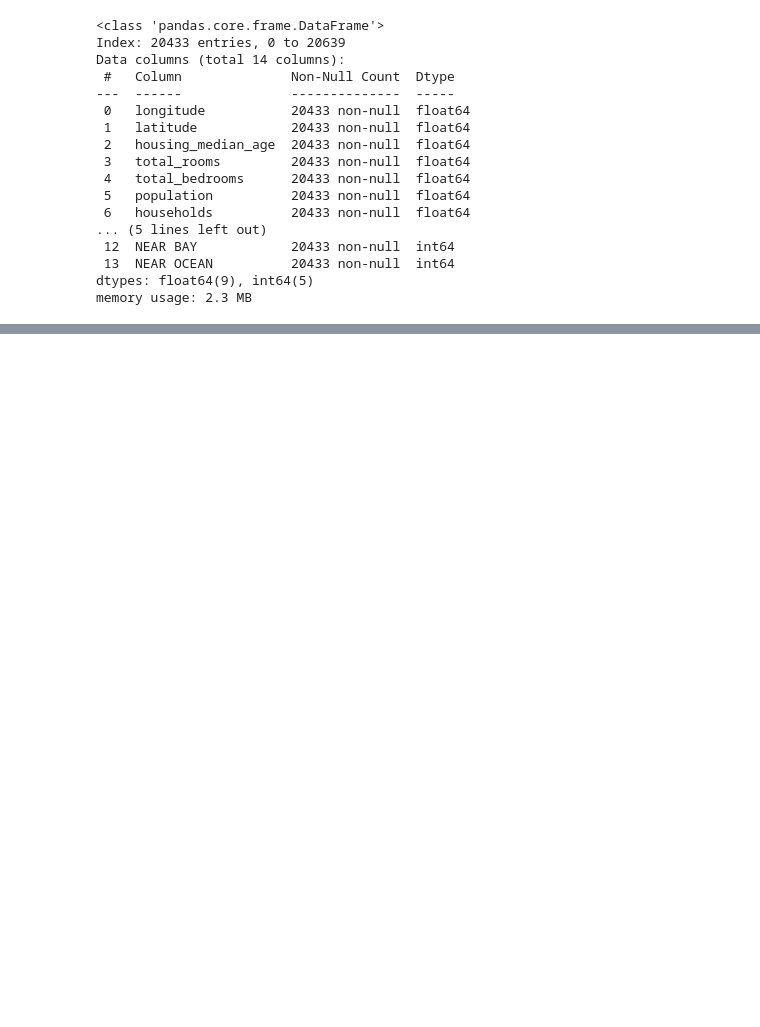
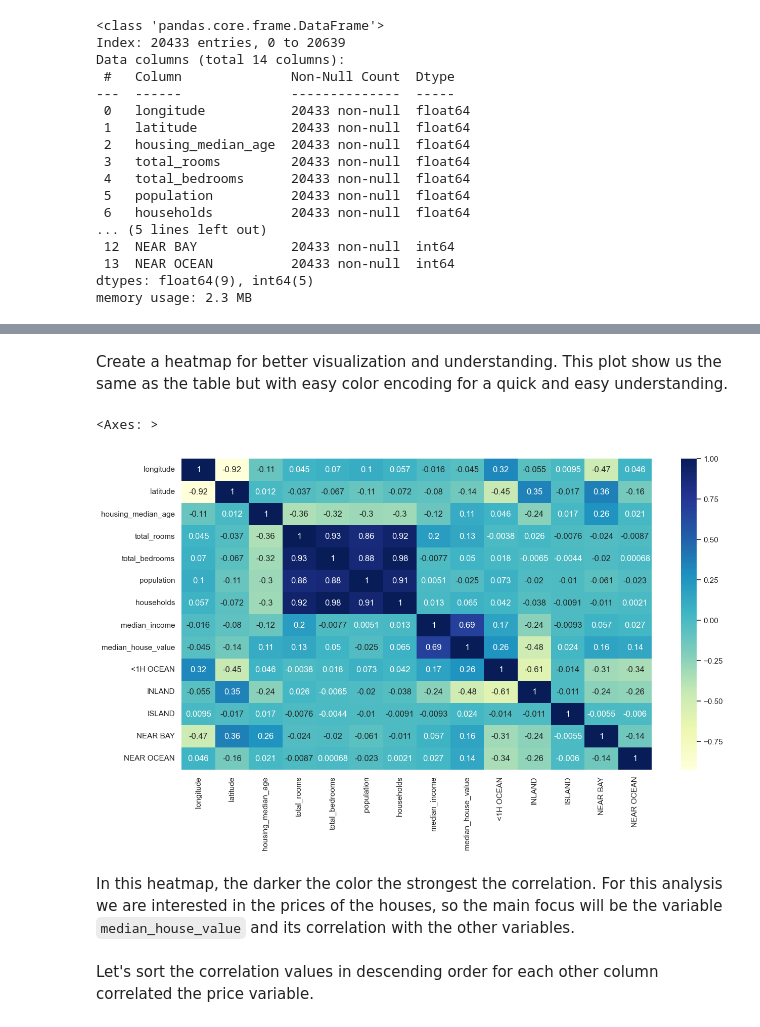
Before and after one commit to iaaron-xyz/housing-prices-prediction-cal, a Jupyter notebook: housing_prices.ipynb, the cells around one changed output, grey strips where cells are left out. Saved outputs shown, nothing was run; the diff lists cells and outputs as text; code cells hidden in the pictures; blank space fills up the shorter version.

```diff
--- a/housing_prices.ipynb
+++ b/housing_prices.ipynb
@@ -181,0 +206,12 @@ memory usage: 2.3 MB
+# %% [markdown]
+Create a heatmap for better visualization and understanding. This plot show us the same as the table but with easy color encoding for a quick and easy understanding.
+# %%
+sns.set_theme(rc={"figure.figsize": (15, 8)})
+sns.heatmap(dfc.corr(), annot=True, cmap="YlGnBu")
+# %% [output]
+<Axes: >
+[figure, added]
+# %% [markdown]
+In this heatmap, the darker the color the strongest the correlation. For this analysis we are interested in the prices of the houses, so the main focus will be the variable `median_house_value` and its correlation with the other variables.
+# %% [markdown]
+Let's sort the correlation values in descending order for each other column correlated the price variable.
```
Also changed, not shown: parts of 36 cells of this notebook, 1 other file.
